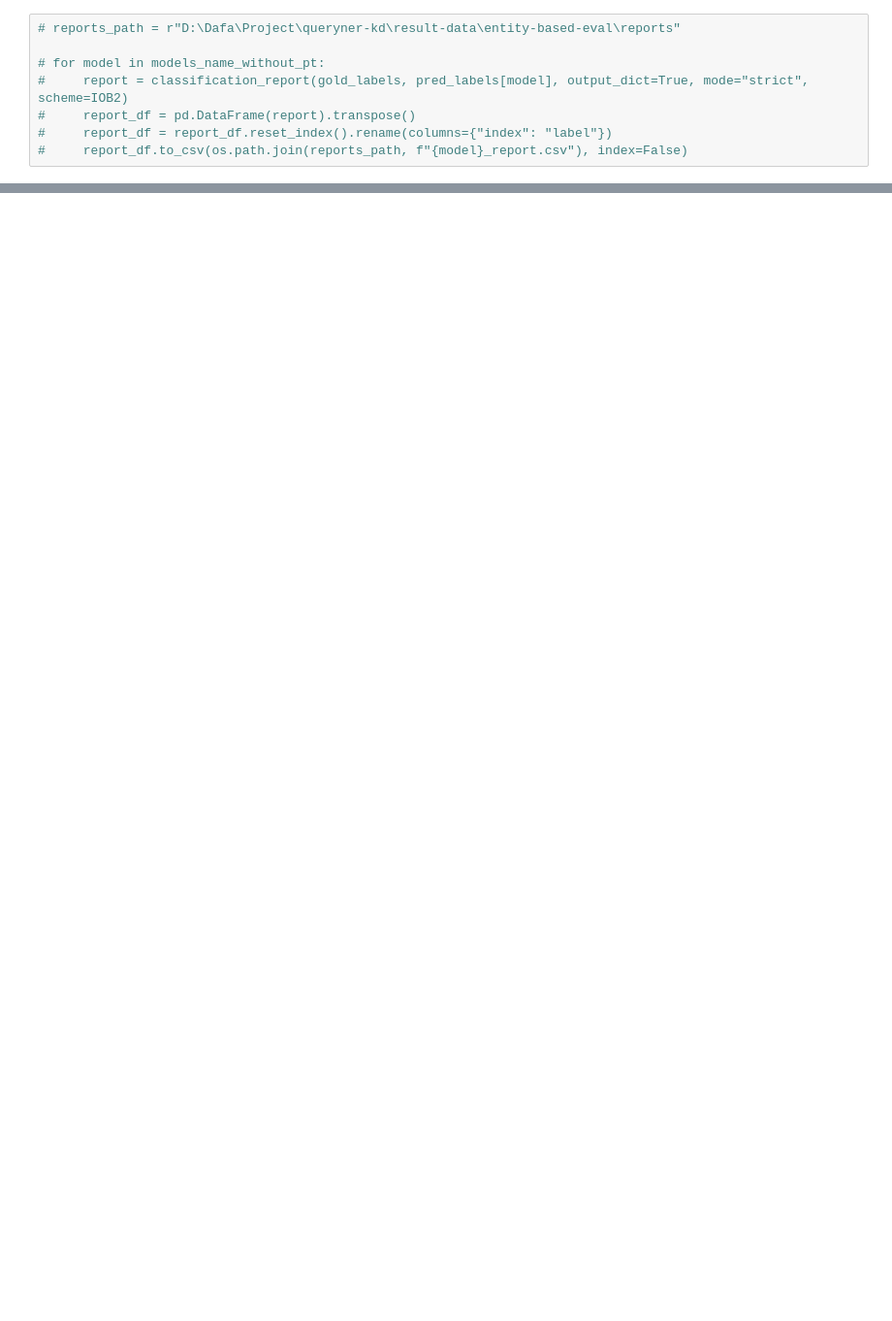
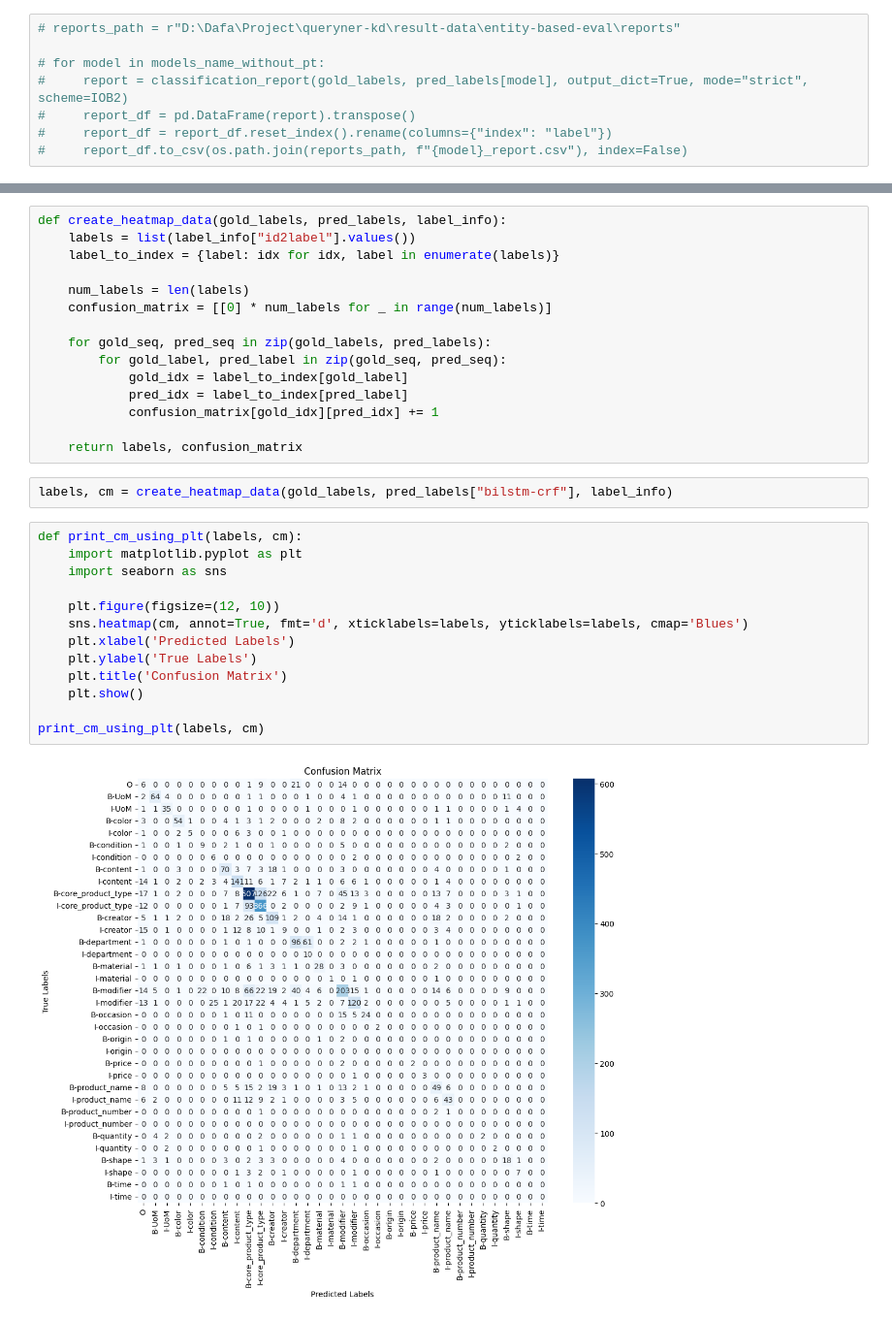
Before and after one commit to mdfwg/queryner-kd, a Jupyter notebook: notebook/result-analysis-qualitative.ipynb, the cells around one changed output, grey strips where cells are left out. Shown at 97% size. Saved outputs shown, nothing was run; the diff lists cells and outputs as text; blank space fills up the shorter version.

```diff
--- a/notebook/result-analysis-qualitative.ipynb
+++ b/notebook/result-analysis-qualitative.ipynb
@@ -343,0 +368,32 @@ report = classification_report(gold_labels, pred_labels["teacher-crf"], output_d
+# %%
+def create_heatmap_data(gold_labels, pred_labels, label_info):
+    labels = list(label_info["id2label"].values())
+    label_to_index = {label: idx for idx, label in enumerate(labels)}
+
+    num_labels = len(labels)
+    confusion_matrix = [[0] * num_labels for _ in range(num_labels)]
+
+    for gold_seq, pred_seq in zip(gold_labels, pred_labels):
+        for gold_label, pred_label in zip(gold_seq, pred_seq):
+            gold_idx = label_to_index[gold_label]
+            pred_idx = label_to_index[pred_label]
+            confusion_matrix[gold_idx][pred_idx] += 1
+
+    return labels, confusion_matrix
+# %%
+labels, cm = create_heatmap_data(gold_labels, pred_labels["bilstm-crf"], label_info)
+# %%
+def print_cm_using_plt(labels, cm):
+    import matplotlib.pyplot as plt
+    import seaborn as sns
+
+    plt.figure(figsize=(12, 10))
+    sns.heatmap(cm, annot=True, fmt='d', xticklabels=labels, yticklabels=labels, cmap='Blues')
+    plt.xlabel('Predicted Labels')
+    plt.ylabel('True Labels')
+    plt.title('Confusion Matrix')
+    plt.show()
+
+print_cm_using_plt(labels, cm)
+# %% [output]
+[figure, added]
```
Also changed, not shown: parts of 7 cells of this notebook, 1 other file.
